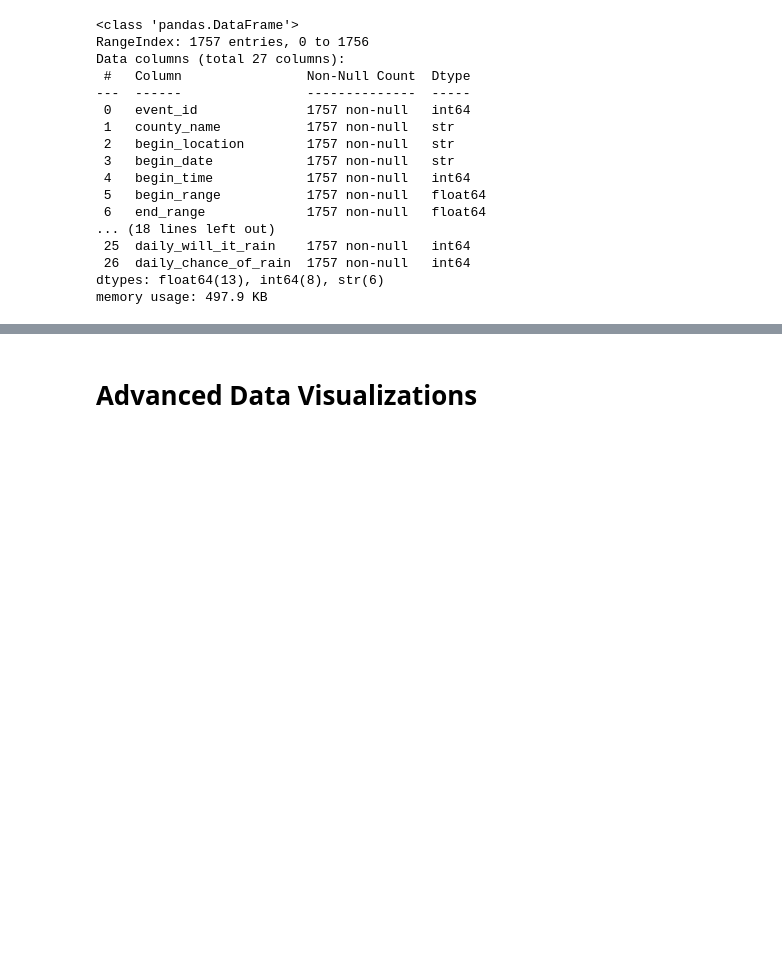
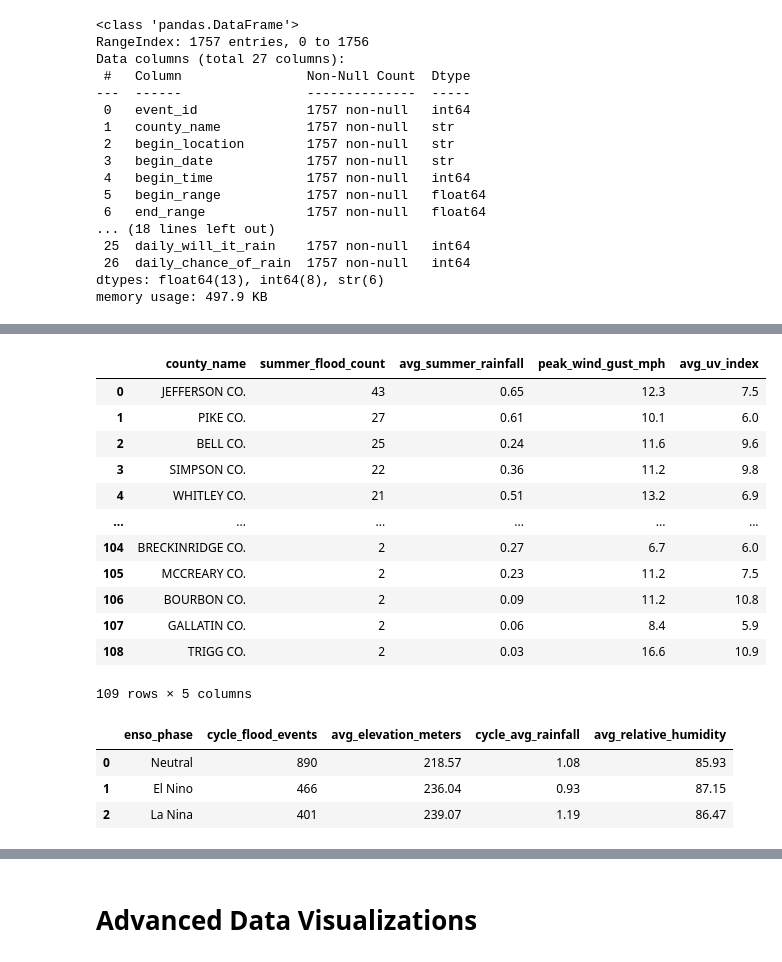
Before and after one commit to ashleyadehart/flash_floods_ky_2015_2025, a Jupyter notebook: notebooks/flash_floods_ky_2015_2025.ipynb, the cells around one changed output, grey strips where cells are left out. Saved outputs shown, nothing was run; the diff lists cells and outputs as text; code cells hidden in the pictures; blank space fills up the shorter version.

```diff
--- a/notebooks/flash_floods_ky_2015_2025.ipynb
+++ b/notebooks/flash_floods_ky_2015_2025.ipynb
@@ -845,0 +960,53 @@ df.to_csv('../data/processed/flash_floods_ky_event_info.csv', index=False)
+# %%
+# Create a SQL query to analyze the relationship between flash flooding events, precipitation, wind gusts, and UV index during the summer months (June, July, August) by county.
+query2 = """ SELECT
+    e.county_name,
+    COUNT(e.event_id) AS summer_flood_count,
+    ROUND(AVG(w.totalprecip_in), 2) AS avg_summer_rainfall,
+    MAX(w.maxwind_mph) AS peak_wind_gust_mph,
+    ROUND(AVG(w.uv), 1) AS avg_uv_index
+FROM event_info e
+JOIN weather_conditions w ON e.wc_id = w.wc_id
+WHERE strftime('%m', e.begin_date) IN ('06', '07', '08')
+GROUP BY e.county_name
+HAVING COUNT(e.event_id) >= 2
+ORDER BY summer_flood_count DESC, avg_summer_rainfall DESC;
+"""
+result2 = pd.read_sql(query2, conn)
+result2
+# %% [output]
+|  | county_name | summer_flood_count | avg_summer_rainfall | peak_wind_gust_mph | avg_uv_index |
+| 0 | JEFFERSON CO. | 43 | 0.65 | 12.3 | 7.5 |
+| 1 | PIKE CO. | 27 | 0.61 | 10.1 | 6.0 |
+| 2 | BELL CO. | 25 | 0.24 | 11.6 | 9.6 |
+| 3 | SIMPSON CO. | 22 | 0.36 | 11.2 | 9.8 |
+| 4 | WHITLEY CO. | 21 | 0.51 | 13.2 | 6.9 |
+| ... | ... | ... | ... | ... | ... |
+| 104 | BRECKINRIDGE CO. | 2 | 0.27 | 6.7 | 6.0 |
+| 105 | MCCREARY CO. | 2 | 0.23 | 11.2 | 7.5 |
+| 106 | BOURBON CO. | 2 | 0.09 | 11.2 | 10.8 |
+| 107 | GALLATIN CO. | 2 | 0.06 | 8.4 | 5.9 |
+| 108 | TRIGG CO. | 2 | 0.03 | 16.6 | 10.9 |
+109 rows × 5 columns
+# %%
+# Create a SQL query to analyze the relationship between flash flooding events, elevation, precipitation, and relative humidity by ENSO phase.
+query3 = """ SELECT
+    o.enso_phase,
+    COUNT(e.event_id) AS cycle_flood_events,
+    ROUND(AVG(g.elevation_m), 2) AS avg_elevation_meters,
+    ROUND(AVG(w.totalprecip_in), 2) AS cycle_avg_rainfall,
+    ROUND(AVG(w.avghumidity), 2) AS avg_relative_humidity
+FROM event_info e
+JOIN oni_data o ON e.oni_id = o.oni_id
+JOIN geographical_data g ON e.geo_id = g.geo_id
+JOIN weather_conditions w ON e.wc_id = w.wc_id
+GROUP BY o.enso_phase
+ORDER BY cycle_flood_events DESC;
+"""
+result3 = pd.read_sql(query3, conn)
+result3
+# %% [output]
+|  | enso_phase | cycle_flood_events | avg_elevation_meters | cycle_avg_rainfall | avg_relative_humidity |
+| 0 | Neutral | 890 | 218.57 | 1.08 | 85.93 |
+| 1 | El Nino | 466 | 236.04 | 0.93 | 87.15 |
+| 2 | La Nina | 401 | 239.07 | 1.19 | 86.47 |
```
Also changed, not shown: parts of 10 cells of this notebook, 3 other files.
